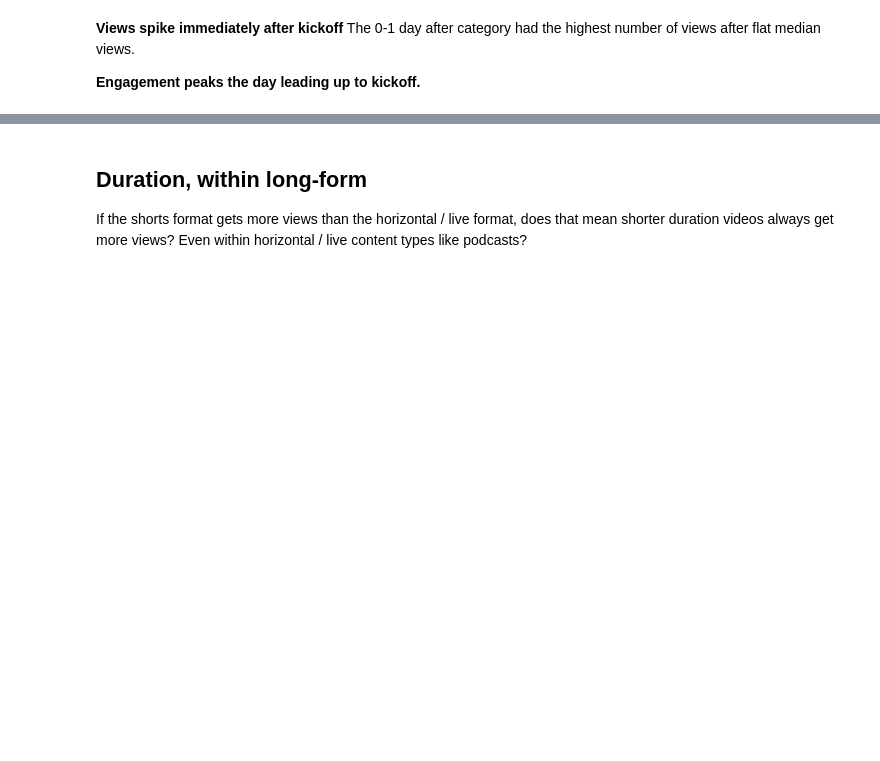
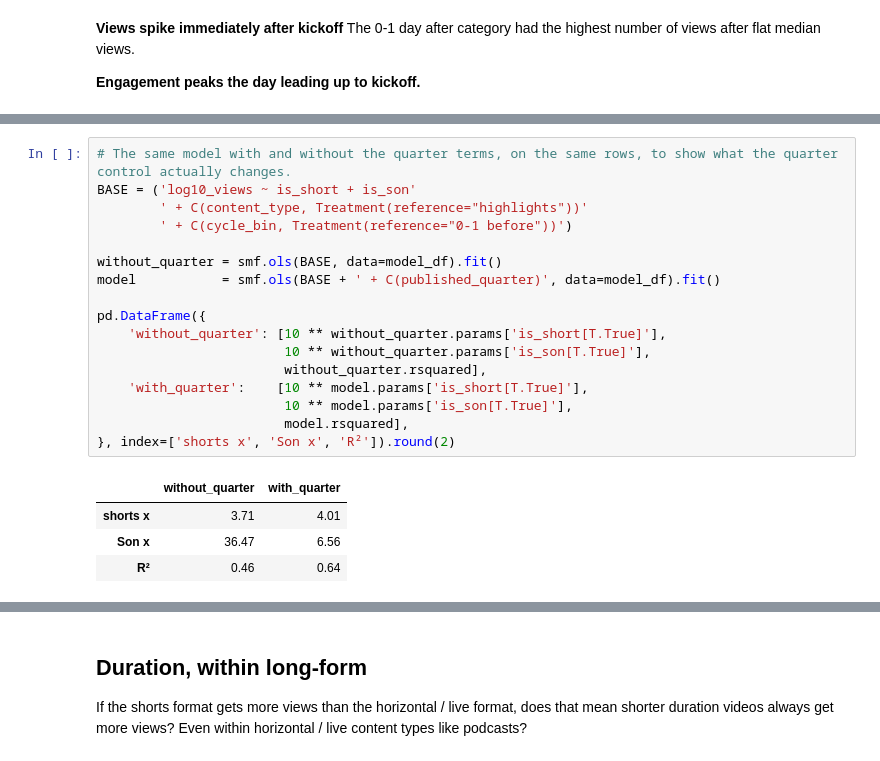
Before and after one commit to great-wave/lafc_content, a Jupyter notebook: notebooks/exploration.ipynb, the cells around one changed output, grey strips where cells are left out. Drawn from its saved outputs; the diff is of its cells as text; blank space fills up the shorter version.

```diff
--- a/notebooks/exploration.ipynb
+++ b/notebooks/exploration.ipynb
@@ -725,0 +727,22 @@ Notes:
+# %%
+# The same model with and without the quarter terms, on the same rows, to show what the quarter control actually changes.
+BASE = ('log10_views ~ is_short + is_son'
+        ' + C(content_type, Treatment(reference="highlights"))'
+        ' + C(cycle_bin, Treatment(reference="0-1 before"))')
+
+without_quarter = smf.ols(BASE, data=model_df).fit()
+model           = smf.ols(BASE + ' + C(published_quarter)', data=model_df).fit()
+
+pd.DataFrame({
+    'without_quarter': [10 ** without_quarter.params['is_short[T.True]'],
+                        10 ** without_quarter.params['is_son[T.True]'],
+                        without_quarter.rsquared],
+    'with_quarter':    [10 ** model.params['is_short[T.True]'],
+                        10 ** model.params['is_son[T.True]'],
+                        model.rsquared],
+}, index=['shorts x', 'Son x', 'R²']).round(2)
+# %% [output]
+|  | without_quarter | with_quarter |
+| shorts x | 3.71 | 4.01 |
+| Son x | 36.47 | 6.56 |
+| R² | 0.46 | 0.64 |
```
Also changed, not shown: parts of 16 cells of this notebook.
